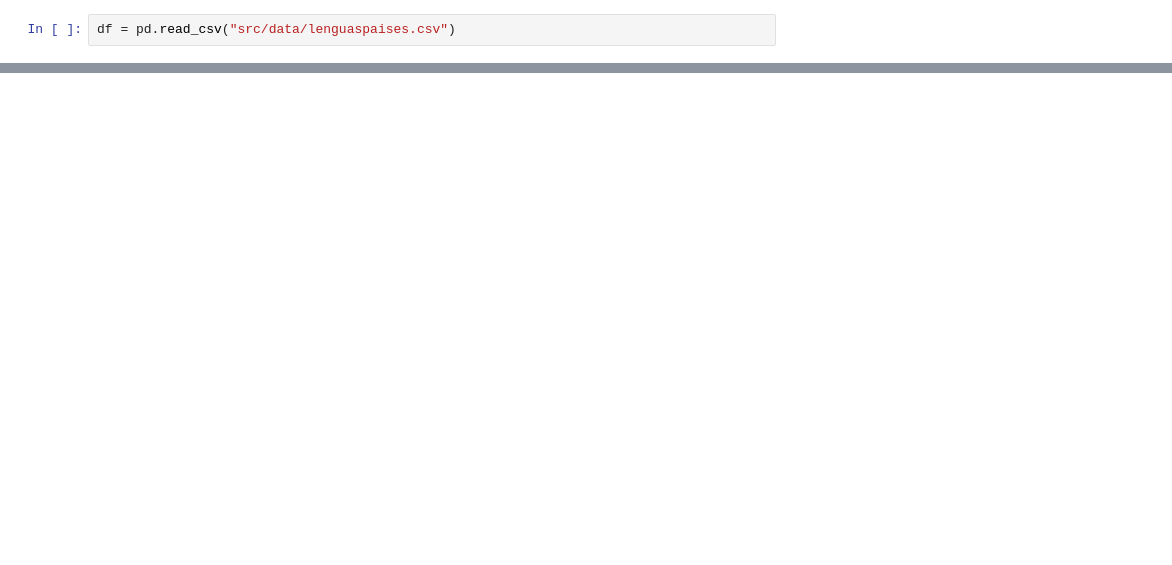
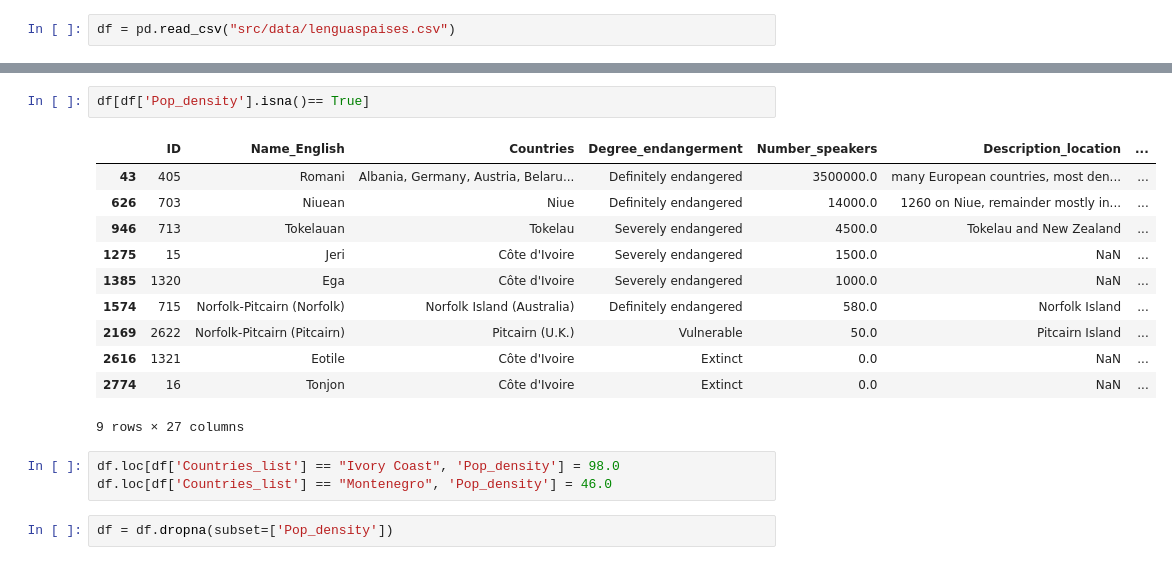
Before and after one commit to mrguezrodriguez/EDA_endangered_languages, a Jupyter notebook: main.ipynb, the cells around one changed output, grey strips where cells are left out. Saved outputs shown, nothing was run; the diff lists cells and outputs as text; blank space fills up the shorter version.

```diff
--- a/main.ipynb
+++ b/main.ipynb
@@ -25,0 +91,19 @@ memory usage: 648.8 KB
+# %%
+df[df['Pop_density'].isna()== True]
+# %% [output]
+|  | ID | Name_English | Countries | Degree_endangerment | Number_speakers | Description_location | ... |
+| 43 | 405 | Romani | Albania, Germany, Austria, Belaru... | Definitely endangered | 3500000.0 | many European countries, most den... | ... |
+| 626 | 703 | Niuean | Niue | Definitely endangered | 14000.0 | 1260 on Niue, remainder mostly in... | ... |
+| 946 | 713 | Tokelauan | Tokelau | Severely endangered | 4500.0 | Tokelau and New Zealand | ... |
+| 1275 | 15 | Jeri | Côte d'Ivoire | Severely endangered | 1500.0 | NaN | ... |
+| 1385 | 1320 | Ega | Côte d'Ivoire | Severely endangered | 1000.0 | NaN | ... |
+| 1574 | 715 | Norfolk-Pitcairn (Norfolk) | Norfolk Island (Australia) | Definitely endangered | 580.0 | Norfolk Island | ... |
+| 2169 | 2622 | Norfolk-Pitcairn (Pitcairn) | Pitcairn (U.K.) | Vulnerable | 50.0 | Pitcairn Island | ... |
+| 2616 | 1321 | Eotile | Côte d'Ivoire | Extinct | 0.0 | NaN | ... |
+| 2774 | 16 | Tonjon | Côte d'Ivoire | Extinct | 0.0 | NaN | ... |
+9 rows × 27 columns
+# %%
+df.loc[df['Countries_list'] == "Ivory Coast", 'Pop_density'] = 98.0
+df.loc[df['Countries_list'] == "Montenegro", 'Pop_density'] = 46.0
+# %%
+df = df.dropna(subset=['Pop_density'])
```
Also changed, not shown: parts of 16 cells of this notebook.
